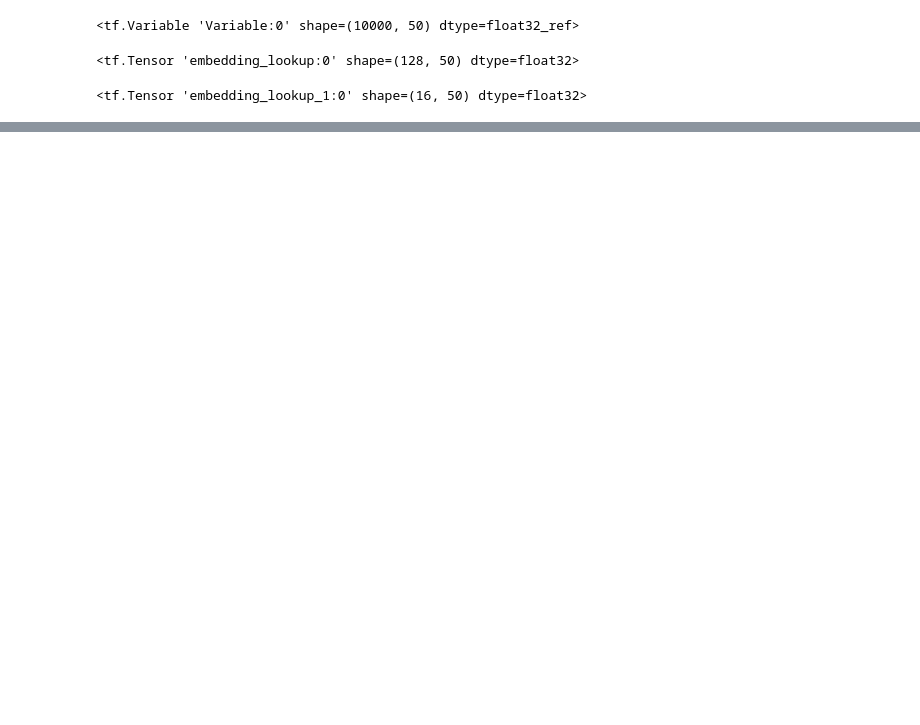
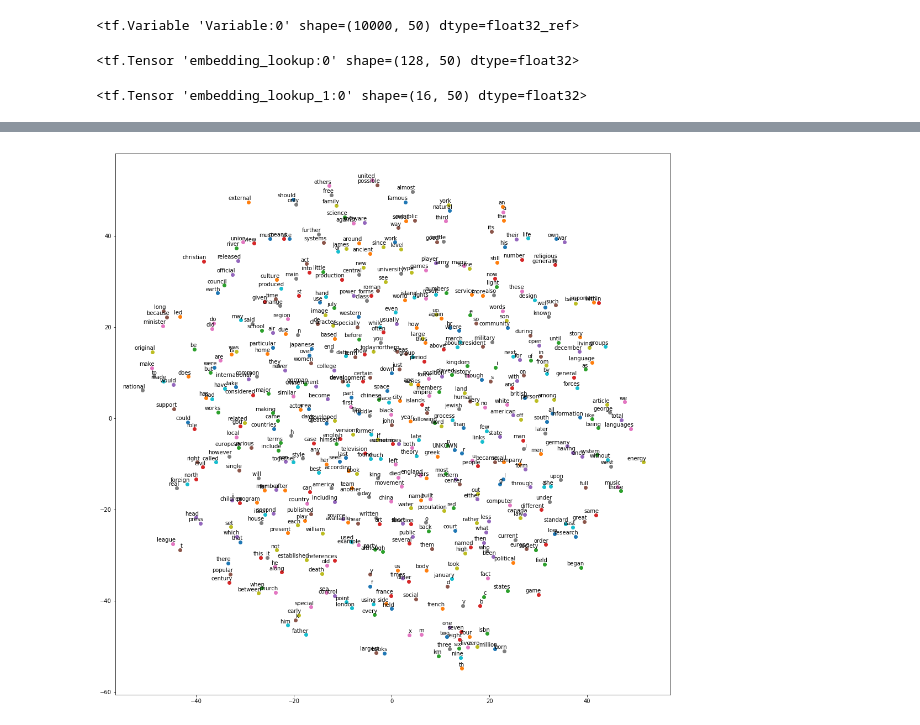
Before and after one commit to MohamedFawzy/DL-SentimentAnalysis, a Jupyter notebook: WordEmbeddings_Word2Vec_NCE.ipynb, the cells around one changed output, grey strips where cells are left out. Cells and saved outputs as stored; diff of their text form; code cells hidden in the pictures; blank space fills up the shorter version.

Commit message:
add plot function

```diff
--- a/WordEmbeddings_Word2Vec_NCE.ipynb
+++ b/WordEmbeddings_Word2Vec_NCE.ipynb
@@ -348,0 +357,36 @@ Nearest to for:  from antiquity in designer record hemisphere immediately tones
+# %%
+import matplotlib.pyplot as plt
+
+def plot_with_labels(low_dim_embds, labels, filename='tsne.png'):
+
+    assert low_dim_embds.shape[0] >= len(labels)
+
+    plt.figure(figsize=(18, 18))
+
+    for i,label in enumerate(labels):
+        x, y = low_dim_embds[i, :]
+
+        plt.scatter(x, y)
+
+        plt.annotate(label,
+                    xy=(x,y),
+                    xytext=(5,2),
+                    textcoords='offset points',
+                    ha='right',
+                    va='bottom')
+
+    plt.savefig(filename)
+    plt.show(filename)
+# %%
+from sklearn.manifold import TSNE
+NUM_PLOT_POINTS = 500
+
+tsne = TSNE(perplexity=30, n_components=2, init='pca', n_iter=5000, method='exact')
+
+low_dim_embds = tsne.fit_transform(final_embeddings[:NUM_PLOT_POINTS, :])
+
+labels = [reversed_dictonary[i] for i in xrange(NUM_PLOT_POINTS)]
+# %%
+plot_with_labels(low_dim_embds, labels)
+# %% [output]
+[figure, added]
```
Also changed, not shown: parts of 7 cells of this notebook, 3 other files.
